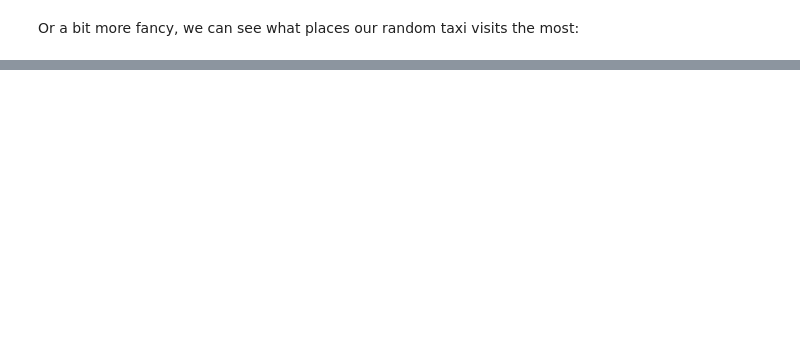
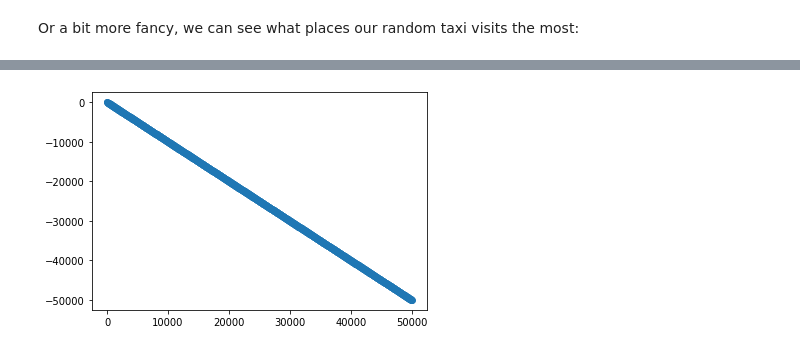
Before and after one commit to edgarklerks/some_musings, a Jupyter notebook: Some_algebraic_structure_of_python_generators.ipynb, the cells around one changed output, grey strips where cells are left out. Saved outputs shown, nothing was run; the diff lists cells and outputs as text; code cells hidden in the pictures; blank space fills up the shorter version.

```diff
--- a/Some_algebraic_structure_of_python_generators.ipynb
+++ b/Some_algebraic_structure_of_python_generators.ipynb
@@ -310,0 +354,4 @@ And the two pictures should be more or less comparable. And as you can see it mo
+# %%
+compressCab(100,plot=normalScatterPlot, steps=1000,cabDirections = someShitRandomGenerator)
+# %% [output]
+[figure, added]
```
Also changed, not shown: parts of 24 cells of this notebook, 1 other file.
